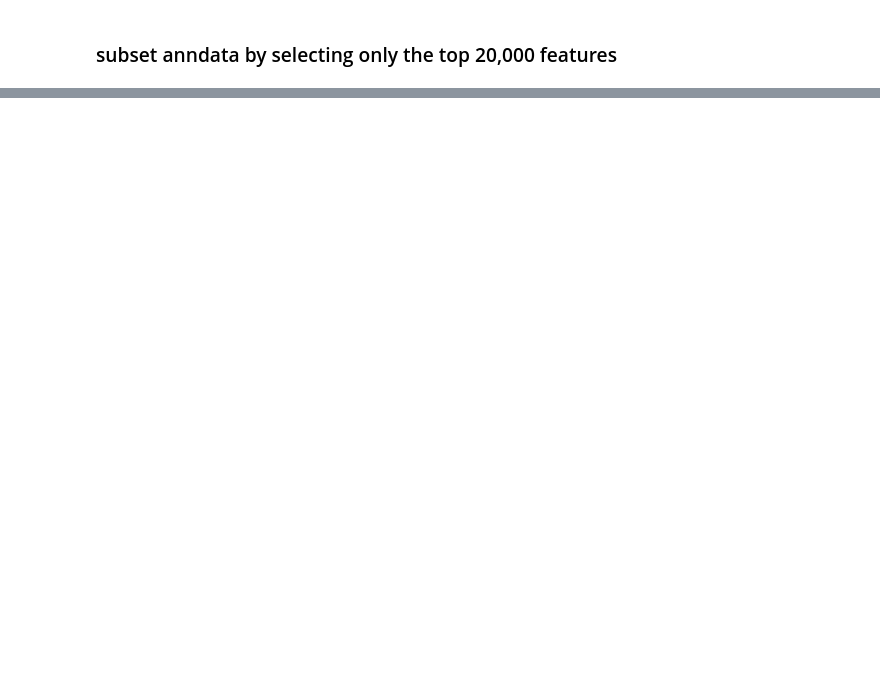
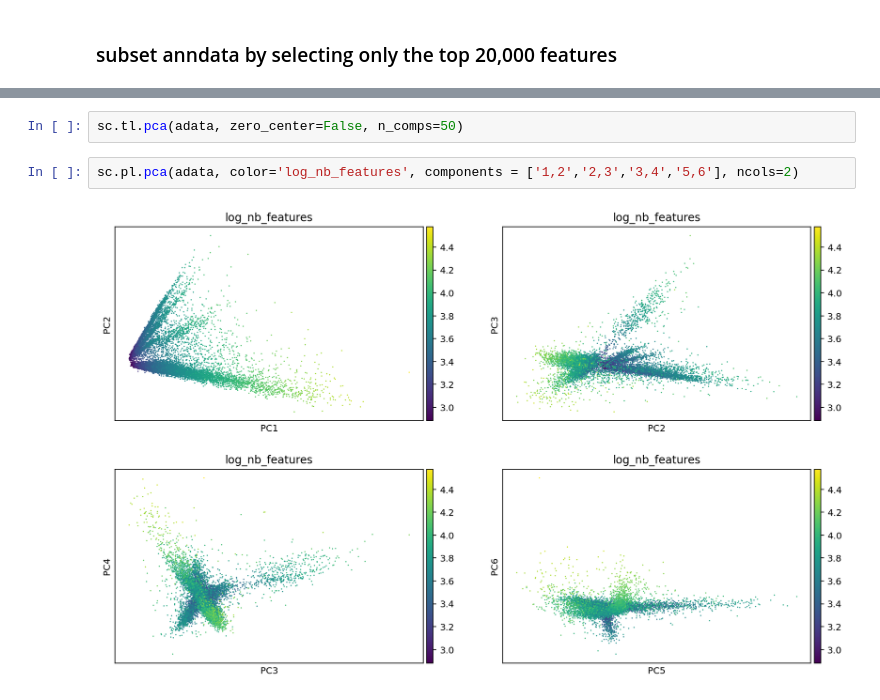
Before and after one commit to mkabbe/snATACnanoCT_AdultHumanCNS, a Jupyter notebook: src/episcanpy_binned_AGG_ATAC.ipynb, the cells around one changed output, grey strips where cells are left out. Drawn from its saved outputs; the diff is of its cells as text; blank space fills up the shorter version.

```diff
--- a/src/episcanpy_binned_AGG_ATAC.ipynb
+++ b/src/episcanpy_binned_AGG_ATAC.ipynb
@@ -124,0 +132,6 @@ small_adata.write("data/top60k_binned_2kb_count_matrix.h5ad")
+# %%
+sc.tl.pca(adata, zero_center=False, n_comps=50)
+# %%
+sc.pl.pca(adata, color='log_nb_features', components = ['1,2','2,3','3,4','5,6'], ncols=2)
+# %% [output]
+[figure, added]
```
Also changed, not shown: parts of 40 cells of this notebook, 3 other files.
